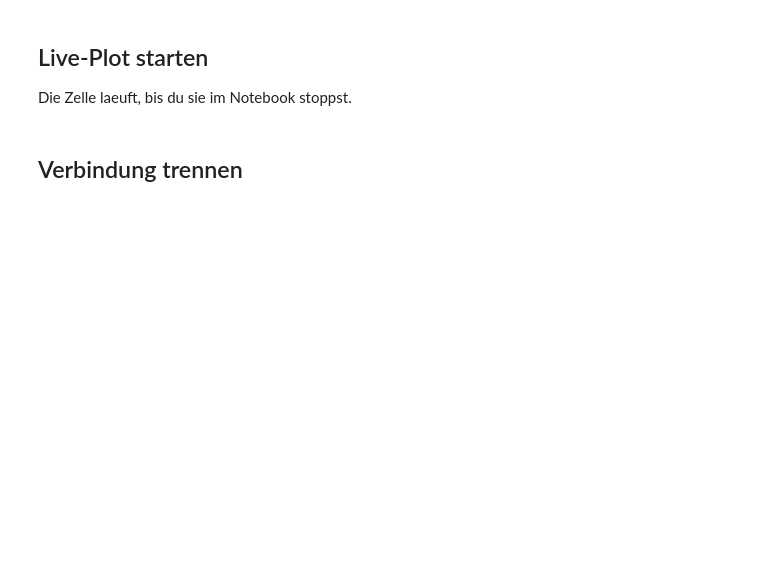
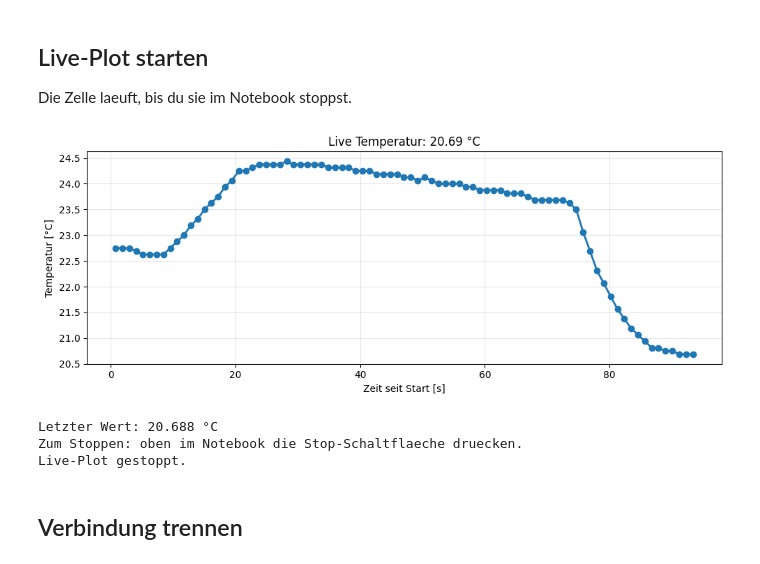
Before and after one commit to ulrichczopak88/RaspyPico, a Jupyter notebook: pico_live_plot.ipynb, the cells around one changed output. Saved outputs shown, nothing was run; the diff lists cells and outputs as text; code cells hidden in the pictures; blank space fills up the shorter version.

```diff
--- a/pico_live_plot.ipynb
+++ b/pico_live_plot.ipynb
@@ -23,7 +25,7 @@ my_pico.get_temp(pico)
 Die Zelle laeuft, bis du sie im Notebook stoppst.
 # %%
 # Einstellungen
-messabstand = 2.0      # Sekunden zwischen zwei Messungen
+messabstand = 0.2      # Sekunden zwischen zwei Messungen
 max_punkte = 120       # So viele Punkte bleiben im Plot sichtbar
 
 zeiten = []
@@ -33,33 +35,38 @@ start = time.time()
 try:
     while True:
         # get_temp() startet intern jedes Mal convert_temp() neu.
         temp = my_pico.get_temp(pico)
         sekunden = time.time() - start
 
         zeiten.append(sekunden)
         temperaturen.append(temp)
 
         # Nur die letzten Werte anzeigen, damit der Plot uebersichtlich bleibt.
         plot_zeiten = zeiten[-max_punkte:]
         plot_temperaturen = temperaturen[-max_punkte:]
 
         clear_output(wait=True)
         plt.figure(figsize=(10, 4))
         plt.plot(plot_zeiten, plot_temperaturen, marker="o", linewidth=2)
         plt.title(f"Live Temperatur: {temp:.2f} °C")
         plt.xlabel("Zeit seit Start [s]")
         plt.ylabel("Temperatur [°C]")
         plt.grid(True, alpha=0.3)
         plt.tight_layout()
         plt.show()
 
         print(f"Letzter Wert: {temp:.3f} °C")
         print("Zum Stoppen: oben im Notebook die Stop-Schaltflaeche druecken.")
 
         time.sleep(messabstand)
 
 except KeyboardInterrupt:
     print("Live-Plot gestoppt.")
+# %% [output]
+[figure, added]
+Letzter Wert: 20.688 °C
+Zum Stoppen: oben im Notebook die Stop-Schaltflaeche druecken.
+Live-Plot gestoppt.
 # %% [markdown]
 ## Verbindung trennen
 # %%
```
Also changed, not shown: parts of 1 cell of this notebook, 5 other files.
